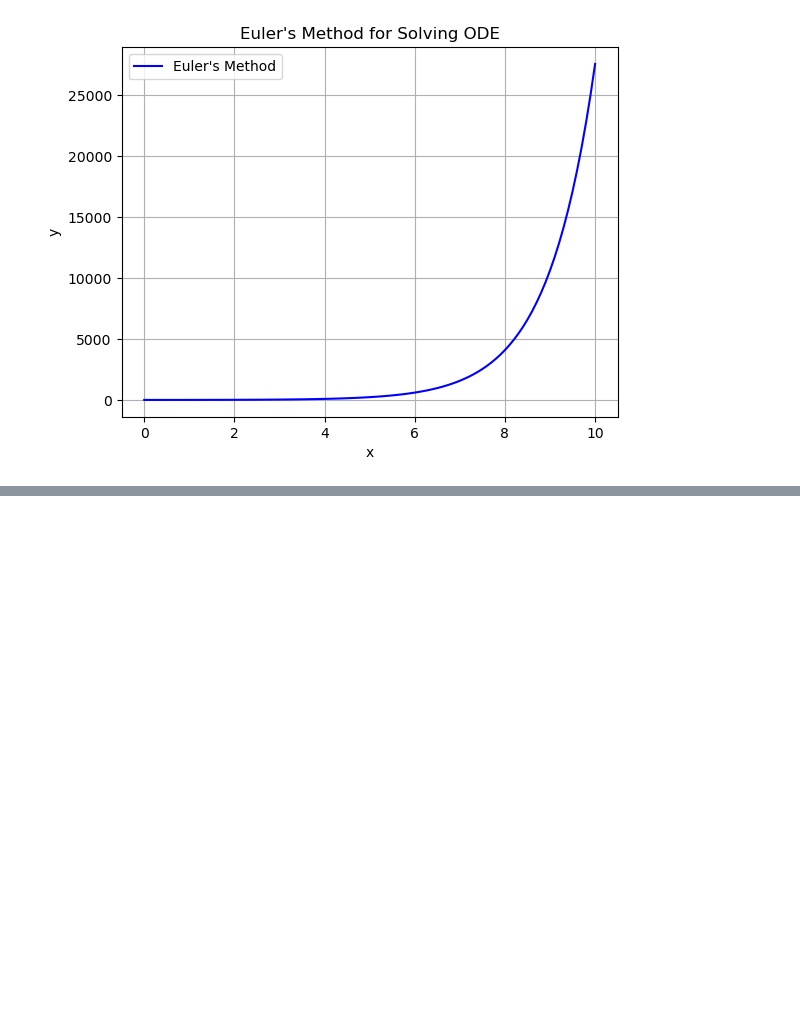
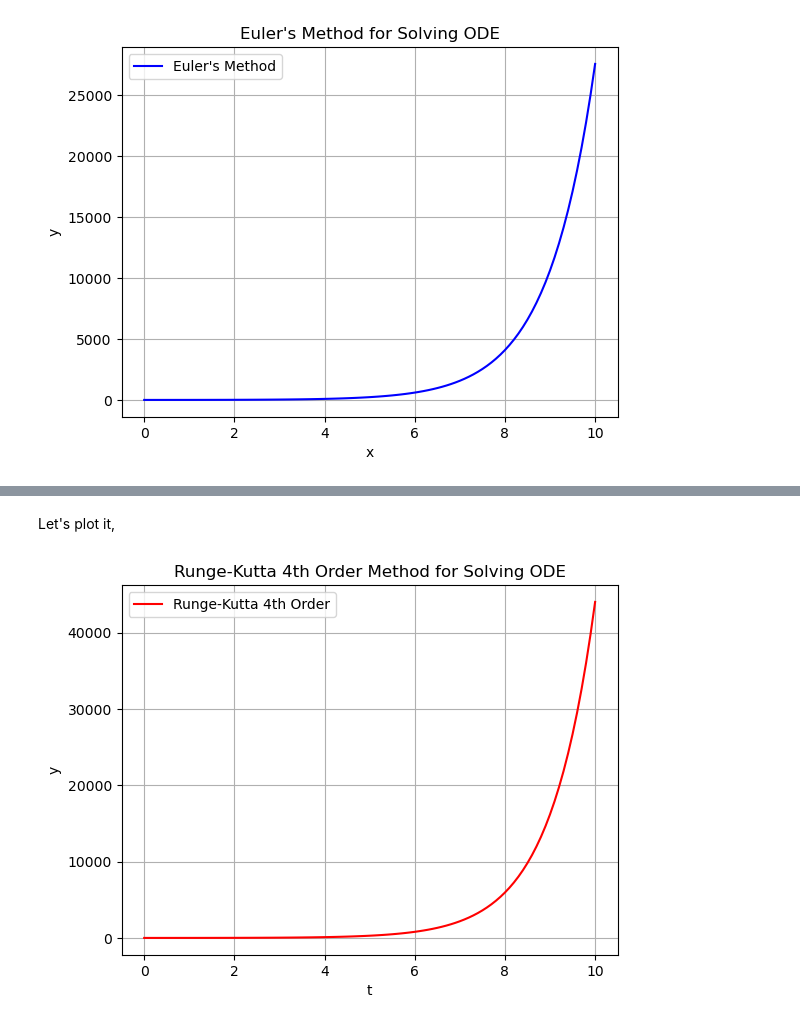
Before and after one commit to SharafatKarim/python-notebook, a Jupyter notebook: 02 - numerical methods/08 - differential_equations.ipynb, the cells around one changed output, grey strips where cells are left out. Saved outputs shown, nothing was run; the diff lists cells and outputs as text; code cells hidden in the pictures; blank space fills up the shorter version.

Commit message:
range kutta method

```diff
--- a/02 - numerical methods/08 - differential_equations.ipynb
+++ b/02 - numerical methods/08 - differential_equations.ipynb
@@ -58,0 +63,45 @@ plt.grid()
+# %%
+def runge_kutta_4th_order(f, y0, x0, x1, h):
+    """
+    y0: Initial value of y at x0
+    x0: Initial value of x
+    x1: Final value of x
+    h: Step size
+    f: Function that returns dy/dt given t and y
+    """
+    n = int((x1 - x0) / h)
+    x_values = np.linspace(x0, x1, n + 1)
+    y_values = np.zeros(n + 1)
+    y_values[0] = y0
+
+    for i in range(n):
+        x = x_values[i]
+        y = y_values[i]
+
+        k1 = h * f(x, y)
+        k2 = h * f(x + h / 2, y + k1 / 2)
+        k3 = h * f(x + h / 2, y + k2 / 2)
+        k4 = h * f(x + h, y + k3)
+
+        y_values[i + 1] = y + (k1 + 2 * k2 + 2 * k3 + k4) / 6
+
+    return x_values, y_values
+# %% [markdown]
+Let's plot it,
+# %%
+# Initial conditions and parameters for RK4
+y0 = 1
+x0 = 0
+x1 = 10
+h = 0.1
+x_values, y_values_rk4 = runge_kutta_4th_order(f, y0, x0, x1, h)
+
+# Plotting the results of RK4
+plt.plot(x_values, y_values_rk4, label="Runge-Kutta 4th Order", color='red')
+plt.title("Runge-Kutta 4th Order Method for Solving ODE")
+plt.xlabel('t')
+plt.ylabel('y')
+plt.legend()
+plt.grid()
+# %% [output]
+[figure, added]
```
Also changed, not shown: parts of 1 cell of this notebook, 1 other file.
